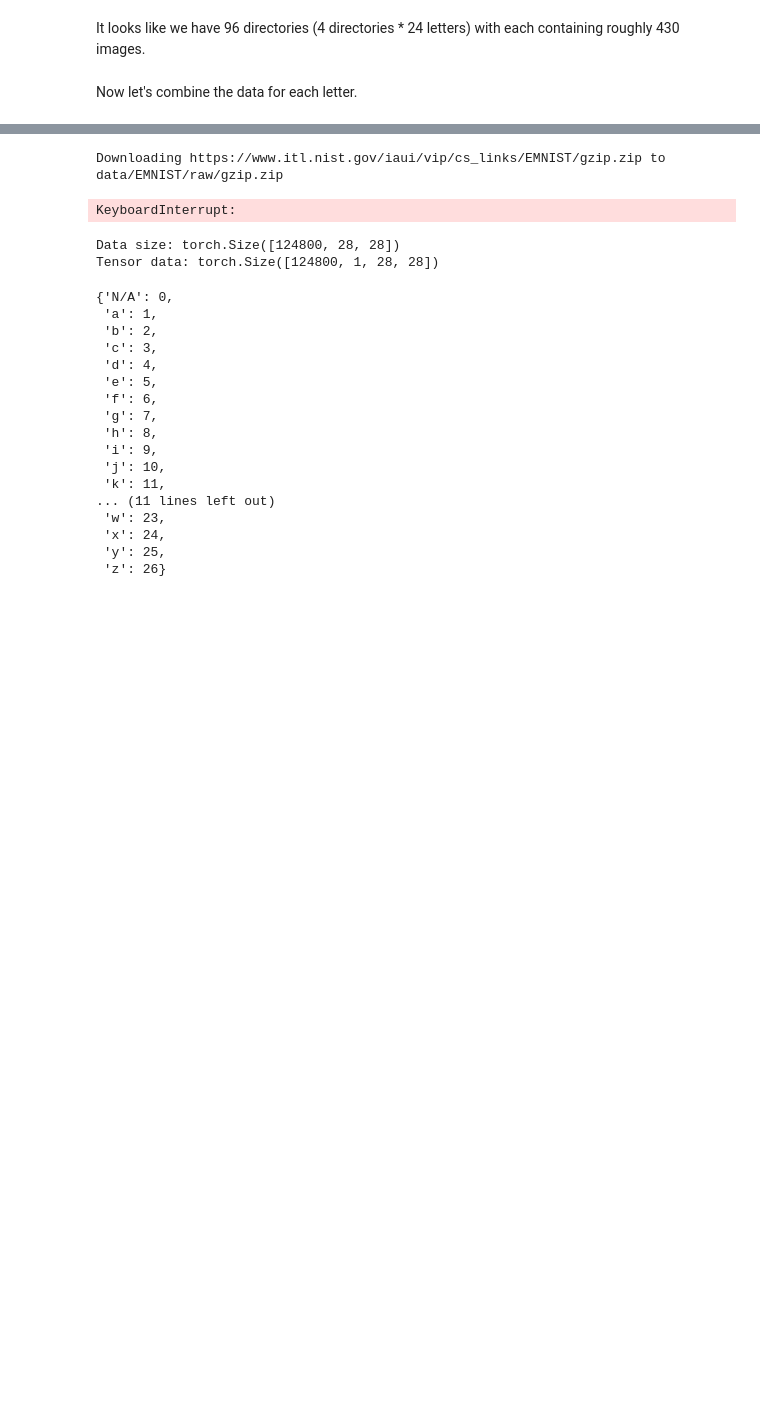
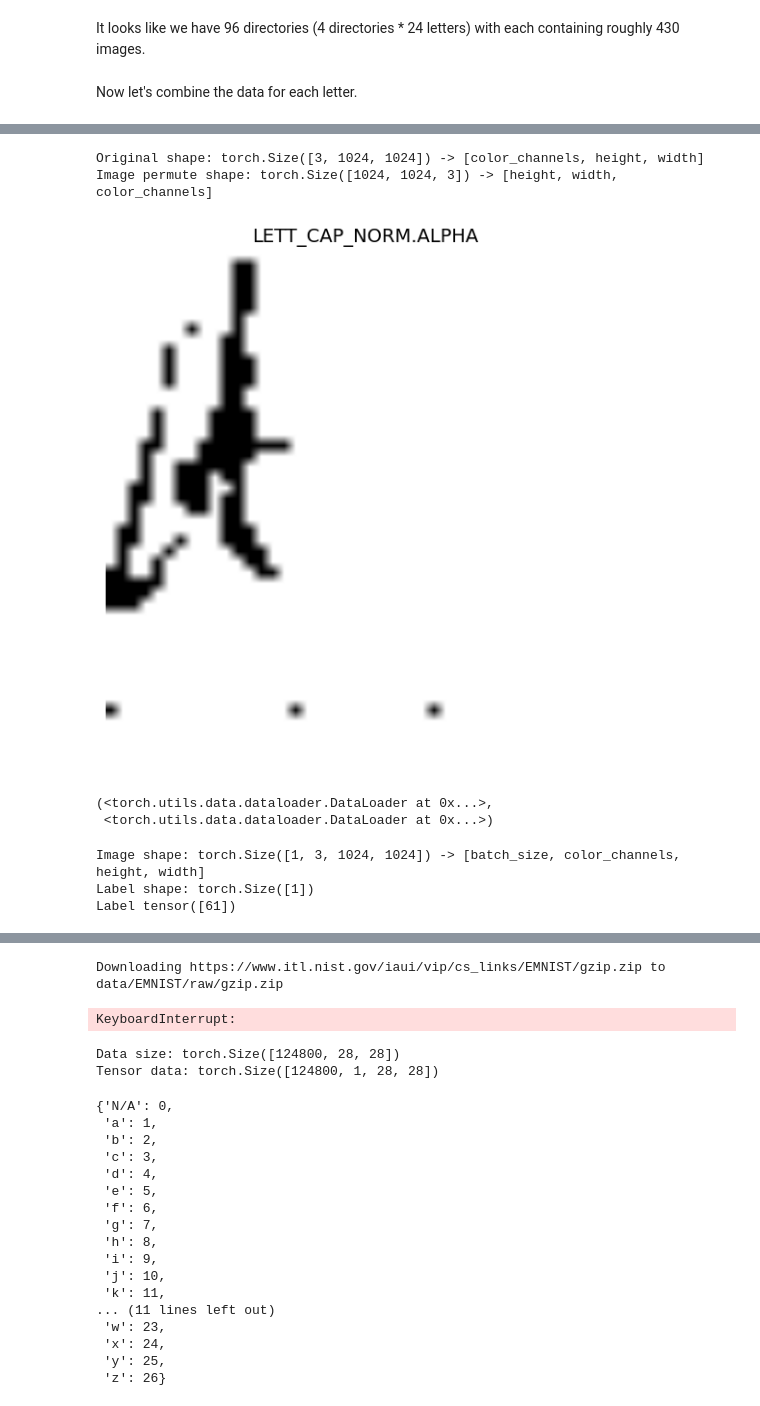
Before and after one commit to nmermigas/GCDB, a Jupyter notebook: CalendAI.ipynb, the cells around one changed output, grey strips where cells are left out. Cells and saved outputs as stored; diff of their text form; code cells hidden in the pictures; blank space fills up the shorter version.

Commit message:
dataloaders progress

```diff
--- a/CalendAI.ipynb
+++ b/CalendAI.ipynb
@@ -285,0 +332,10 @@ LAMDA
+# %%
+# Write transform for image
+data_transform = transforms.Compose([
+    # Resize the images to 64x64
+    transforms.Resize(size=(1024, 1024)),
+    # Flip the images randomly on the horizontal
+    transforms.RandomHorizontalFlip(p=0.3), # p = probability of flip, 0.5 = 50% chance
+    # Turn the image into a torch.Tensor
+    transforms.ToTensor() # this also converts all pixel values from 0 to 255 to be between 0.0 and 1.0
+])
@@ -285,0 +344,11 @@ LAMDA
+# %%
+# Use ImageFolder to create dataset(s)
+from torchvision import datasets
+train_data = datasets.ImageFolder(root=train_dir, # target folder of images
+                                  transform=data_transform, # transforms to perform on data (images)
+                                  target_transform=None) # transforms to perform on labels (if necessary)
+
+test_data = datasets.ImageFolder(root=test_dir,
+                                 transform=data_transform)
+
+print(f"Train data:\n{train_data}\nTest data:\n{test_data}")
@@ -285,0 +376,4 @@ LAMDA
+# %%
+# Get class names as a list
+class_names = train_data.classes
+class_names
@@ -285,0 +394,7 @@ LAMDA
+# %%
+img, label = train_data[0][0], train_data[0][1]
+print(f"Image tensor:\n{img}")
+print(f"Image shape: {img.shape}")
+print(f"Image datatype: {img.dtype}")
+print(f"Image label: {label}")
+print(f"Label datatype: {type(label)}")
@@ -285,0 +419,45 @@ LAMDA
+# %%
+# Rearrange the order of dimensions
+img_permute = img.permute(1, 2, 0)
+
+# Print out different shapes (before and after permute)
+print(f"Original shape: {img.shape} -> [color_channels, height, width]")
+print(f"Image permute shape: {img_permute.shape} -> [height, width, color_channels]")
+
+# Plot the image
+plt.figure(figsize=(10, 7))
+plt.imshow(img.permute(1, 2, 0))
+plt.axis("off")
+plt.title(class_names[label], fontsize=14);
+# %% [output]
+Original shape: torch.Size([3, 1024, 1024]) -> [color_channels, height, width]
+Image permute shape: torch.Size([1024, 1024, 3]) -> [height, width, color_channels]
+[figure, added]
+# %%
+# Turn train and test Datasets into DataLoaders
+from torch.utils.data import DataLoader
+train_dataloader = DataLoader(dataset=train_data,
+                              batch_size=1, # how many samples per batch?
+                              num_workers=os.cpu_count(), # how many subprocesses to use for data loading? (higher = more)
+                              shuffle=True) # shuffle the data?
+
+test_dataloader = DataLoader(dataset=test_data,
+                             batch_size=1,
+                             num_workers=1,
+                             shuffle=False) # don't usually need to shuffle testing data
+
+train_dataloader, test_dataloader
+# %% [output]
+(<torch.utils.data.dataloader.DataLoader at 0x...>,
+ <torch.utils.data.dataloader.DataLoader at 0x...>)
+# %%
+img, label = next(iter(train_dataloader))
+
+# Batch size will now be 1, try changing the batch_size parameter above and see what happens
+print(f"Image shape: {img.shape} -> [batch_size, color_channels, height, width]")
+print(f"Label shape: {label.shape}")
+print(f"Label {label}")
+# %% [output]
+Image shape: torch.Size([1, 3, 1024, 1024]) -> [batch_size, color_channels, height, width]
+Label shape: torch.Size([1])
+Label tensor([61])
```
Also changed, not shown: parts of 27 cells of this notebook.
